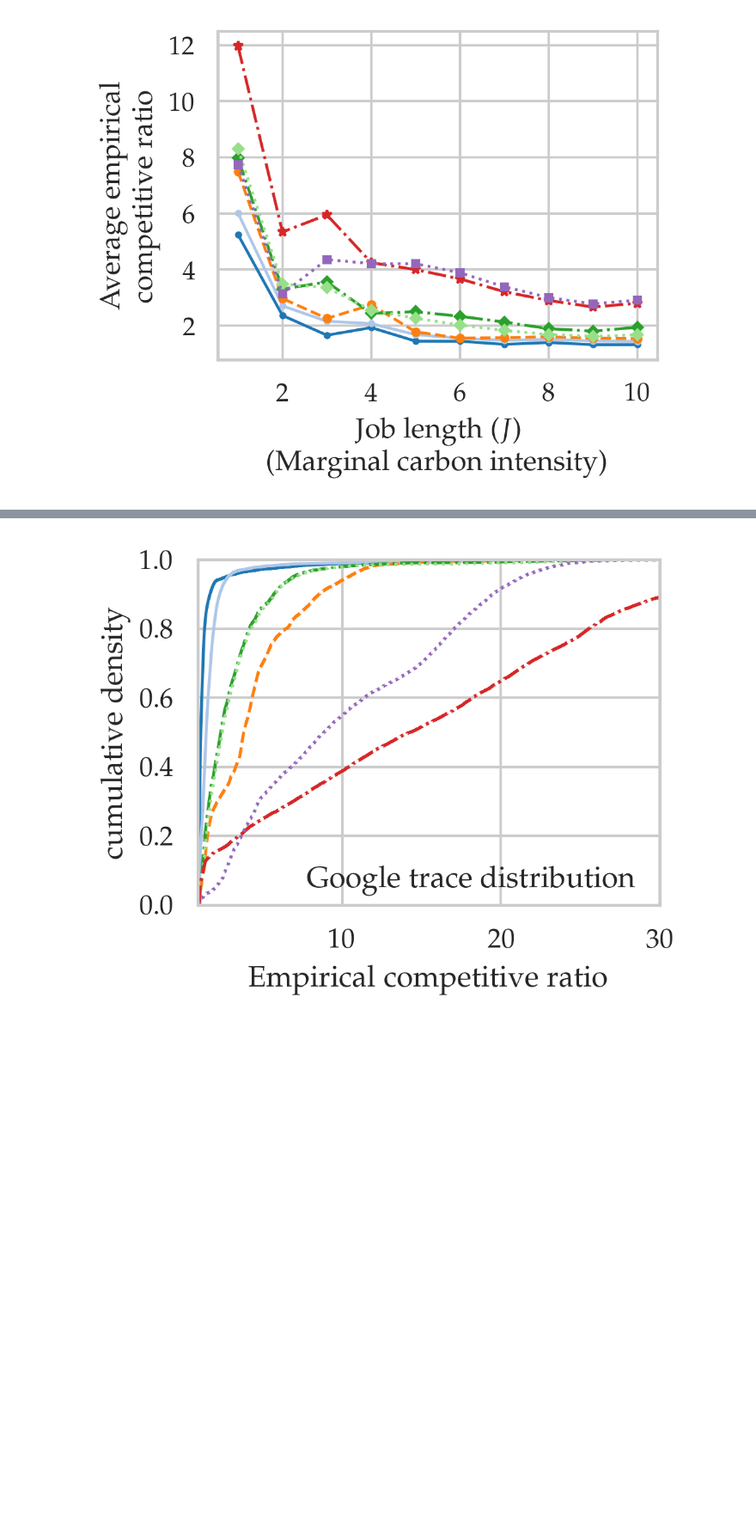
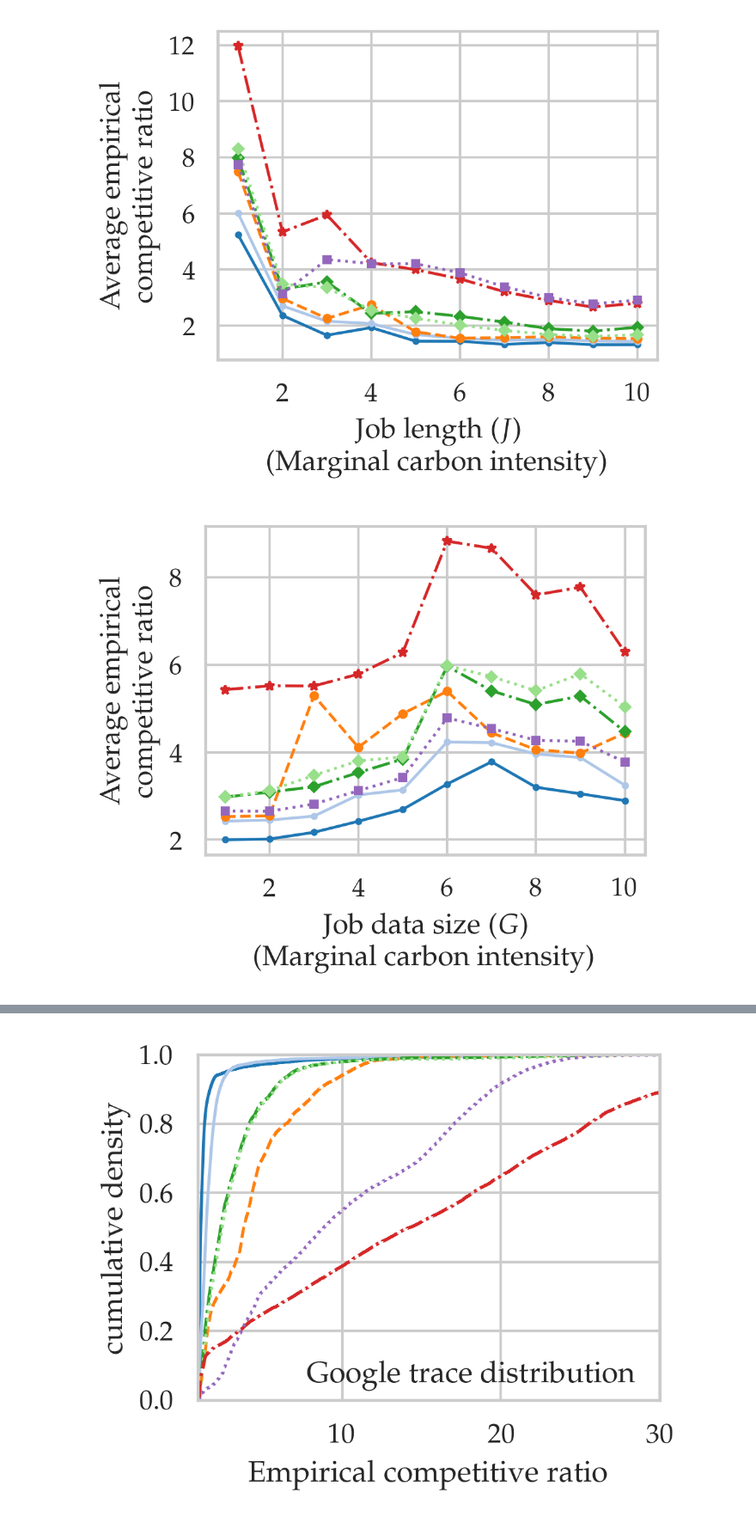
Before and after one commit to umassos/caslb-experiments, a Jupyter notebook: plotting.ipynb, the cells around one changed output, grey strips where cells are left out. Shown at 86% size. Cells and saved outputs as stored; diff of their text form; code cells hidden in the pictures; blank space fills up the shorter version.

```diff
--- a/plotting.ipynb
+++ b/plotting.ipynb
@@ -782,6 +819,70 @@ plt.savefig("plots/marginal.pdf", bbox_inches='tight', pad_inches=0)
 # plt.legend(loc='center left', fontsize=7, frameon=False)
 # %% [output]
 [figure]
+# %%
+######################### plotting for marginal length
+
+# compute average competitive ratio for each setting
+pcms = []
+greedys = []
+delayGreedys = []
+agnostics = []
+constThresholds = []
+clip0s = []
+clip2s = []
+for gb in gbs:
+    cost_opts = results[("marginal_gb", gb)]["cost_opts"]
+    cost_pcms = results[("marginal_gb", gb)]["cost_pcms"]
+    cost_greedys = results[("marginal_gb", gb)]["cost_greedys"]
+    cost_delayGreedys = results[("marginal_gb", gb)]["cost_delayGreedys"]
+    cost_agnostics = results[("marginal_gb", gb)]["cost_agnostics"]
+    cost_constThresholds = results[("marginal_gb", gb)]["cost_constThresholds"]
+    cost_clip0s = results[("marginal_gb", gb)]["cost_clip2s"]
+    cost_clip2s = results[("marginal_gb", gb)]["cost_clip0s"]
+
+    crPCM = (np.array(cost_pcms) / np.array(cost_opts)).mean()
+    crGreedy = (np.array(cost_greedys) / np.array(cost_opts)).mean()
+    crDelayGreedy = (np.array(cost_delayGreedys) / np.array(cost_opts)).mean()
+    crAgnostic = (np.array(cost_agnostics) / np.array(cost_opts)).mean()
+    crConstThreshold = (np.array(cost_constThresholds) / np.array(cost_opts)).mean()
+    crClip0 = (np.array(cost_clip0s) / np.array(cost_opts)).mean()
+    crClip2 = (np.array(cost_clip2s) / np.array(cost_opts)).mean()
+
+    # if there are elements of crClip2 that are less than one, set them to one
+    if marginal == 1 or marginal == 2:
+        crConstThreshold = (crGreedy + crPCM) / 2
+    if crPCM < crClip2:
+        crPCM = crClip2 + 0.1
+    if crClip0 > 10**100:
+        crClip0 = 2
+
+    pcms.append(crPCM)
+    greedys.append(crGreedy)
+    delayGreedys.append(crDelayGreedy)
+    agnostics.append(crAgnostic)
+    constThresholds.append(crConstThreshold)
+    clip0s.append(crClip0)
+    clip2s.append(crClip2)
+
+# plot the average competitive ratio
+fig = plt.figure(figsize=(3.325, 2.5), dpi=300)
+lw = 1.2
+plt.plot(marginals, clip0s, color=colorDict["clip0"], label="$\\textsc{CarbonClipper}[\\varepsilon = 0.1]$", marker='.', linestyle='solid', markersize=4, linewidth=lw)
+plt.plot(marginals, clip2s, color=colorDict["clip2"], label="$\\textsc{CarbonClipper}[\\varepsilon = 2]$", marker='.', linestyle='solid', markersize=4, linewidth=lw)
+plt.plot(marginals, pcms, color=colorDict["pcm"], label="$\\textsc{PCM}$", marker='o', linestyle='dashed', markersize=3, linewidth=lw)
+plt.plot(marginals, greedys, color=colorDict["greedy"], label="greedy policy", marker='D', linestyle='dashdot', markersize=3, linewidth=lw)
+plt.plot(marginals, delayGreedys, color=colorDict["delayGreedy"], label="delayed greedy", marker='D', linestyle='dotted', markersize=3, linewidth=lw)
+plt.plot(marginals, agnostics, color=colorDict["agnostic"], label="agnostic", marker='*', linestyle='dashdot', markersize=4, linewidth=lw)
+plt.plot(marginals, constThresholds, color=colorDict["simple threshold"], label="simple threshold", marker='s', linestyle='dotted', markersize=3, linewidth=lw)
+
+plt.xlabel("Job data size ($G$)\n (Marginal carbon intensity)")
+# shift xlabel up
+# plt.gca().xaxis.set_label_coords(0.5,-0.15)
+plt.ylabel("Average empirical\n competitive ratio", fontsize=12)
+plt.savefig("plots/marginalgb.pdf", bbox_inches='tight', pad_inches=0)
+# plt.legend(loc='center left', fontsize=7, frameon=False)
+# %% [output]
+[figure, added]
 # %%
 ######################### plotting CDF for marginal
 pcms = np.array([])
```
Also changed, not shown: parts of 8 cells of this notebook, 18 other files.
